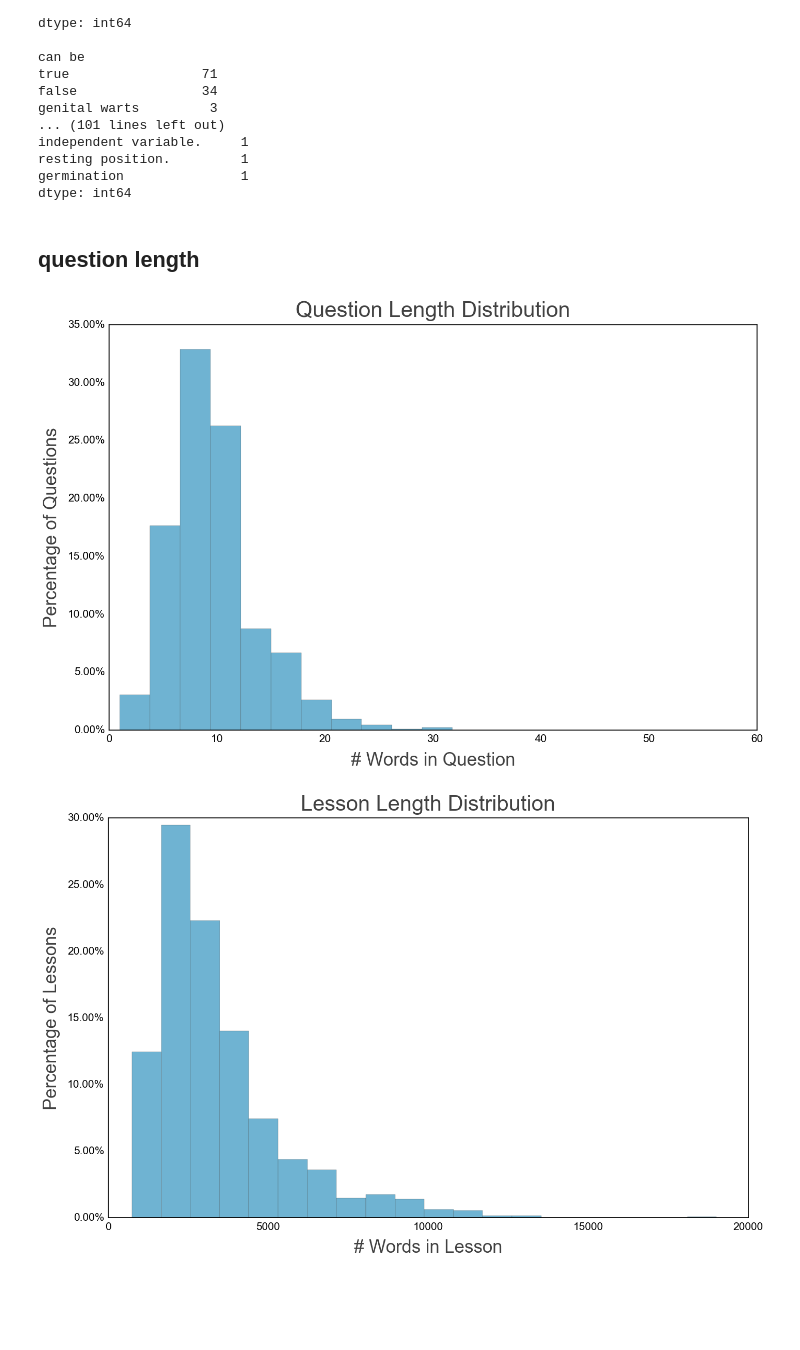
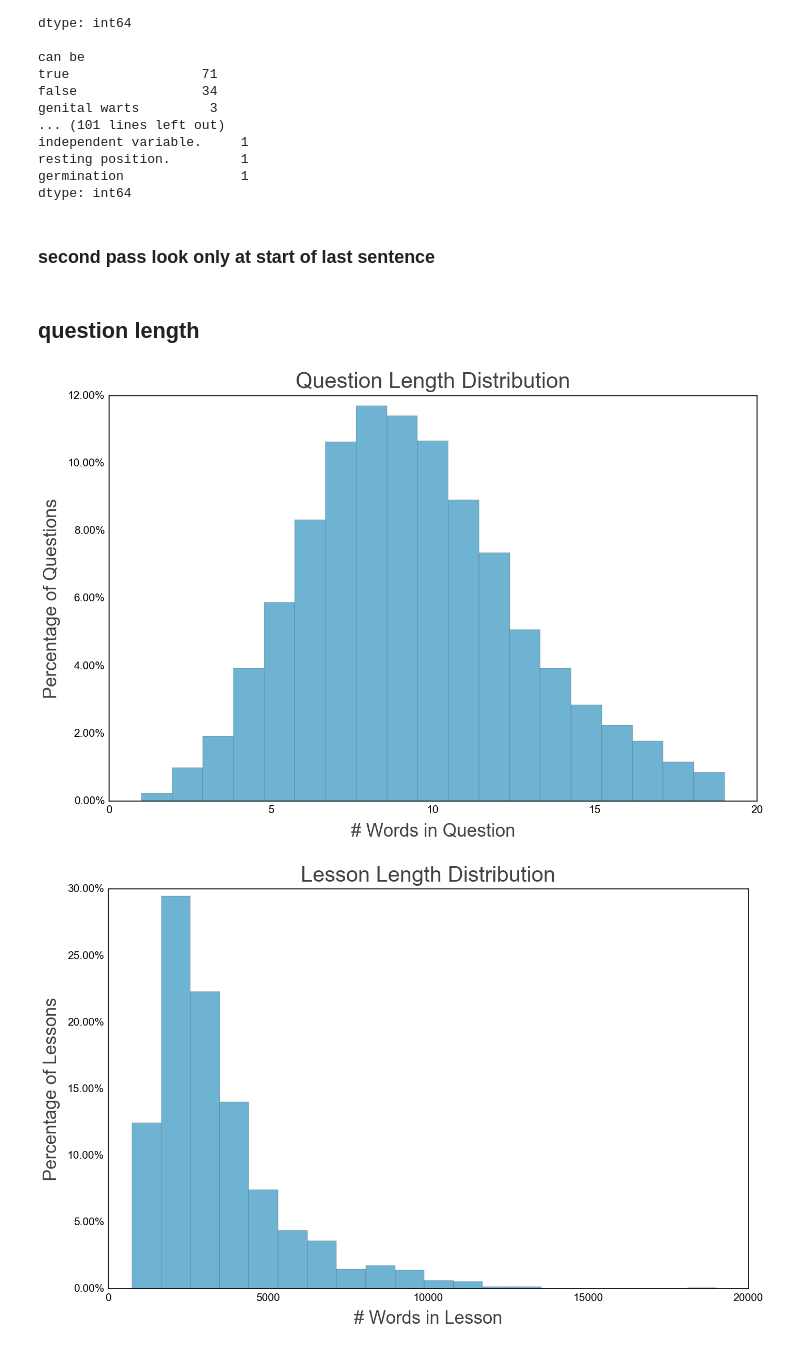
Before and after one commit to drschwenk/stb_notebooks, a Jupyter notebook: generate_figs.ipynb, the cells around one changed output. Cells and saved outputs as stored; diff of their text form; code cells hidden in the pictures; blank space fills up the shorter version.

```diff
--- a/generate_figs.ipynb
+++ b/generate_figs.ipynb
@@ -334,12 +343,7 @@ independent variable.     1
 resting position.         1
 germination               1
 dtype: int64
+# %% [markdown]
+### second pass look only at start of last sentence
 # %% [markdown]
 ## question length
-# %%
-fig_dir = './figs_to_save/'
-
-structural_topics = ['Summary', 'Review', 'References', 'Explore More', 'Lesson Summary', 'Lesson Objectives', 'Points to Consider', 'Introduction',
-                    'Recall', 'Apply Concepts', 'Think Critically', 'Resources', 'Explore More II', 'Explore More I', 'Explore More III']
-
-vocab_topics = ['Lesson Vocabulary', 'Vocabulary']
@@ -351,20 +350,21 @@ mc_questions = quest_evaluator.build_questions_by_subtype(all_ndqs)['Multiple Ch
 # %%
 question_lengths = make_prop_series(all_ndqs, lambda x: len(x['beingAsked']['processedText'].split()))
+question_lengths = question_lengths[question_lengths < 20]
 
 fig_labels = {
     'fig_title': 'Question Length Distribution',
     'x_label': '# Words in Question',
     'y_label': 'Percentage of Questions'
 }
 weights = np.ones_like(question_lengths)/len(question_lengths)
-plot_to_save = question_lengths.hist(bins= 20, log=False, weights=weights)
+plot_to_save = question_lengths.hist(bins= 19, log=False, weights=weights)
 tick_labels = plot_to_save.get_yticks()
 plot_to_save.set_yticklabels(['{:2.2f}%'.format(i*100) for i in tick_labels])
 
 image_filename = fig_dir +  fig_labels['fig_title'].lower().replace(' ', '_') + '.pdf'
 make_and_save_standard_fig(plot_to_save, fig_labels,  image_filename)
 # %% [output]
-[figure, old version]
+[figure, new version]
 # %%
 topic_lengths = pd.Series([len(text) for text in lesson_text.values()])
 
```
Also changed, not shown: parts of 27 cells of this notebook, 2 other files.
